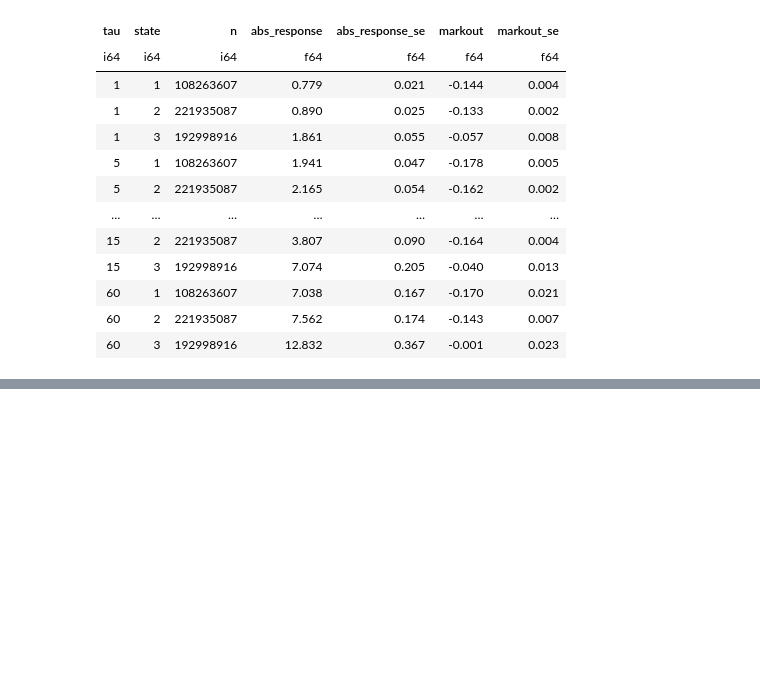
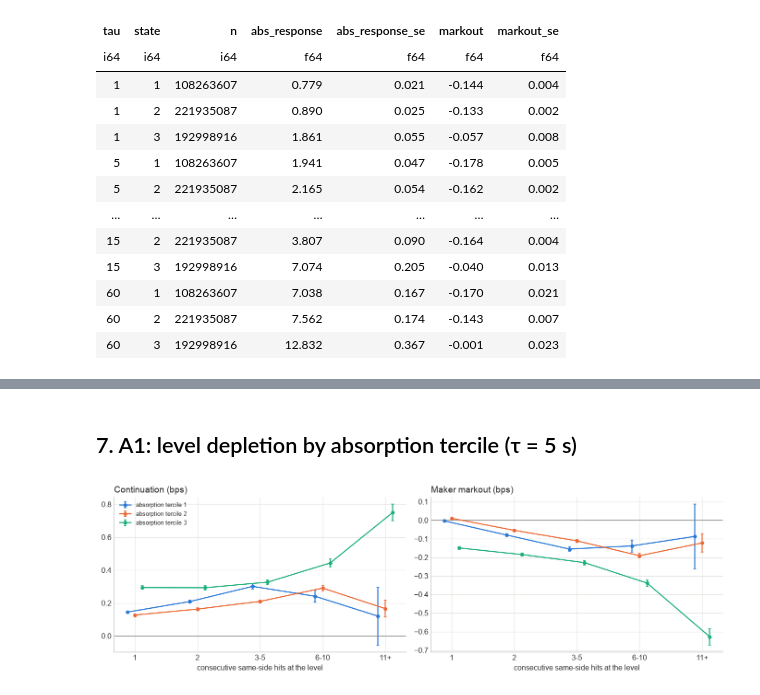
Before and after one commit to pdmillington/market-impact-research, a Jupyter notebook: alpha-search/notebooks/SecondsSignalsExploration.ipynb, the cells around one changed output, grey strips where cells are left out. Drawn from its saved outputs; the diff is of its cells as text; code cells hidden in the pictures; blank space fills up the shorter version.

```diff
--- a/alpha-search/notebooks/SecondsSignalsExploration.ipynb
+++ b/alpha-search/notebooks/SecondsSignalsExploration.ipynb
@@ -186,0 +196,5 @@ shape: (12, 7)
+# %%
+E3 = D.parent / 'absorption_e003'
+ic3 = pl.read_parquet(E3 / 'IC.parquet')
+ic3.group_by('signal', 'tau').agg(pl.col('spearman_ic').mean().alias('mean_ic'),
+                                  (pl.col('spearman_ic') > 0).mean().alias('positive_months')).sort('signal', 'tau')
@@ -186,0 +216,20 @@ shape: (12, 7)
+# %% [markdown]
+## 7. A1: level depletion by absorption tercile (τ = 5 s)
+# %%
+a1 = summarise(pl.read_parquet(E3 / 'A1_hits_absorption.parquet').filter((pl.col('tau') == 5) & (pl.col('state') > 0)),
+               ['hit_class', 'state'], ['response', 'markout'])
+fig, axes = plt.subplots(1, 2, figsize=(12, 3.8))
+for ax, column, title in ((axes[0], 'response', 'Continuation (bps)'), (axes[1], 'markout', 'Maker markout (bps)')):
+    for colour, tercile in zip(SERIES, (1, 2, 3)):
+        s = a1.filter(pl.col('state') == tercile).sort('hit_class')
+        ax.errorbar(s['hit_class'] + (tercile - 2) * 0.12, s[column], yerr=2 * s[f'{column}_se'], fmt='-o',
+                    color=colour, capsize=2, markersize=4, label=f'absorption tercile {tercile}')
+    ax.axhline(0, color=MUTED, linewidth=1)
+    ax.set_xticks(range(5), HITS)
+    ax.set_xlabel('consecutive same-side hits at the level')
+    ax.set_title(title, loc='left')
+axes[0].legend(frameon=False, fontsize=8)
+plt.tight_layout()
+plt.show()
+# %% [output]
+[figure, added]
```
Also changed, not shown: parts of 6 cells of this notebook, 46 other files.
